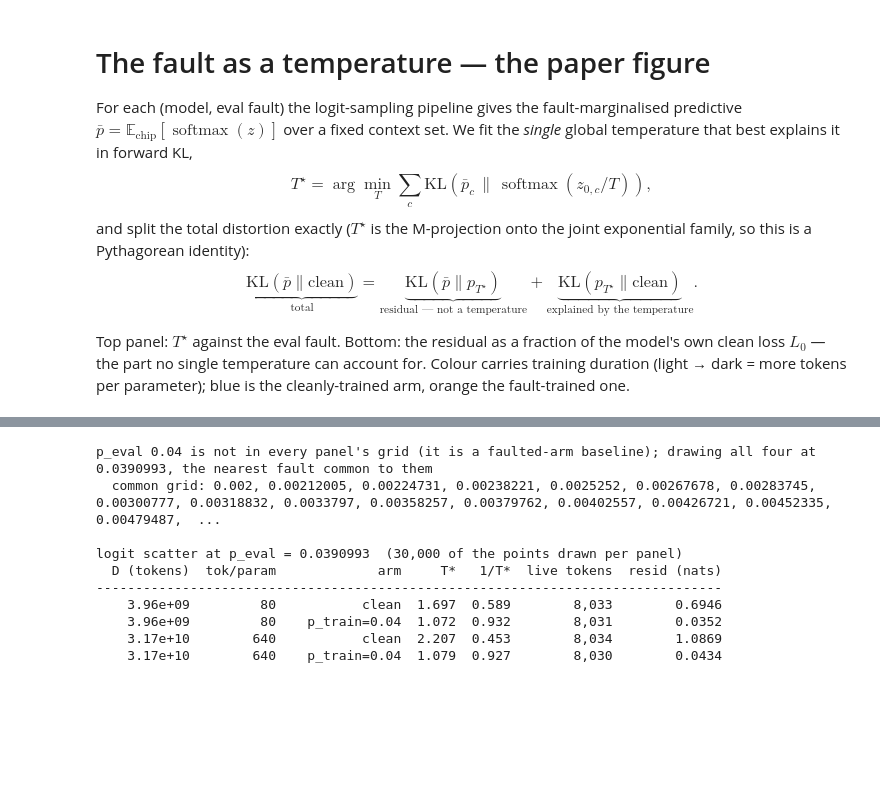
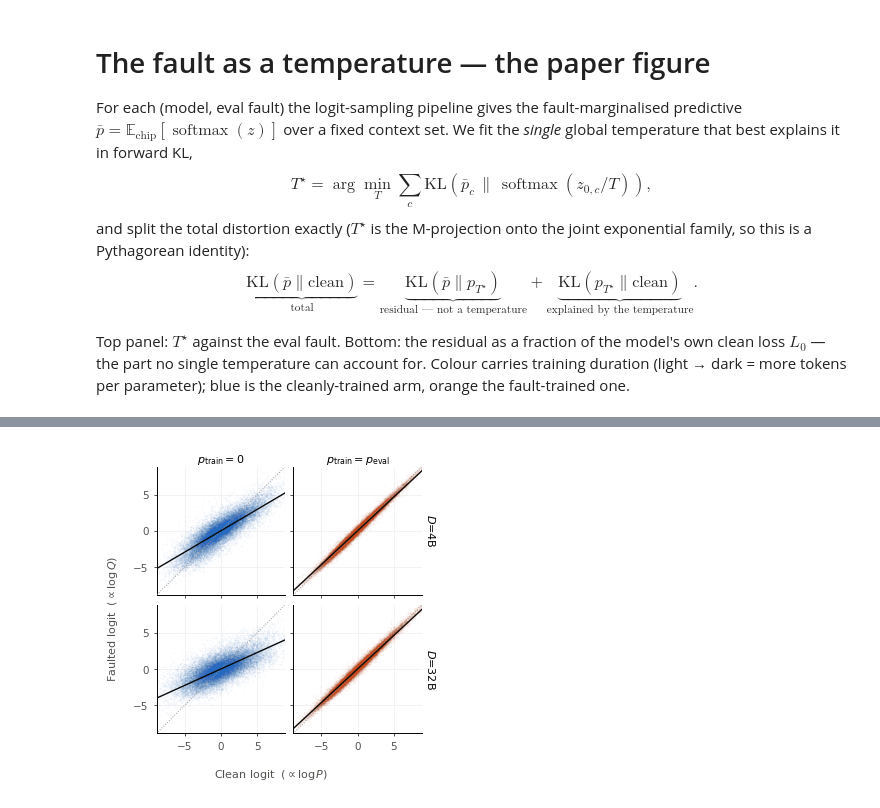
Before and after one commit to reserach-12344321/fault_hardened_transformers, a Jupyter notebook: analysis/logit_temperature_d512.ipynb, the cells around one changed output, grey strips where cells are left out. Cells and saved outputs as stored; diff of their text form; code cells hidden in the pictures; blank space fills up the shorter version.

```diff
--- a/analysis/logit_temperature_d512.ipynb
+++ b/analysis/logit_temperature_d512.ipynb
@@ -456,9 +412,6 @@ panel = {(tpp, arm): _by_job[job]
          for (job, _p), (tpp, arm) in zip(_sel, [(t, a) for t in TPP_ROWS for a in ARMS_SHOW])}
 if P_DRAW != P_SHOW:
     _common = sorted(set.intersection(*(set(r.p_eval) for r in panel.values())))
-    print(f"p_eval {P_SHOW:g} is not in every panel's grid (it is a faulted-arm baseline); drawing all "
-          f"four at {P_DRAW:g}, the nearest fault common to them\n  common grid: "
-          f"{', '.join(f'{p:g}' for p in _common)}")
 
 # One mid ramp step per arm rather than the per-duration colour of the figure above: at the alpha a
 # 30k-point cloud needs, the light steps disappear, and the row label already carries the duration.
@@ -505,52 +458,31 @@ for i, tpp in enumerate(TPP_ROWS):
             ax.set_title(_col_title(arm), fontsize=8, pad=3)
         if j == len(ARMS_SHOW) - 1:
             ax.yaxis.set_label_position("right")
             # Both arms in a row share the duration, so either run gives the row's token count.
             _Drow = panel[(tpp, ARMS_SHOW[0])].n_train_tokens
             ax.set_ylabel(rf"$D$={_Drow / 1e9:.2g}B", fontsize=8, rotation=270, labelpad=11)
         ax.tick_params(labelsize=7.5, width=0.7, length=2.5, colors=INK_SOFT)
         ax.grid(True, which="major", color="0.92", lw=0.4, zorder=0)
         ax.set_axisbelow(True)
         for side in ("top", "right"):
             ax.spines[side].set_visible(False)
         for side in ("left", "bottom"):
             ax.spines[side].set_linewidth(0.7)
 
 # Shared limits from the pooled percentiles, not the extremes: a handful of far-out tokens would
 # otherwise set the range and shrink the body of every cloud to a blob.
 _all = np.concatenate([_cloud(r)[0] for r in panel.values()])
 _hi = float(np.percentile(np.abs(_all), 99.5))
 axs[0, 0].set_xlim(-_hi, _hi)
 axs[0, 0].set_ylim(-_hi, _hi)
 for ax in axs.ravel():
     ax.set_aspect("equal", adjustable="box")
 
 fig.supxlabel(r"Clean logit  ($\propto \log P$)", fontsize=8, color=INK_SOFT, y=0.02)
 fig.supylabel(r"Faulted logit  ($\propto \log Q$)", fontsize=8, color=INK_SOFT, x=0.015)
 fig.tight_layout(pad=0.3, w_pad=0.4, h_pad=0.4, rect=(0.03, 0.04, 1, 1))
 if SAVE_PATH_SCATTER:
     fig.savefig(SAVE_PATH_SCATTER, dpi=600)
     print(f"wrote {SAVE_PATH_SCATTER}")
-
-print(f"\nlogit scatter at p_eval = {P_DRAW:g}  ({N_SHOW:,} of the points drawn per panel)")
-hdr = (f"{'D (tokens)':>12}{'tok/param':>11}{'arm':>16}{'T*':>7}{'1/T*':>7}"
-       f"{'live tokens':>13}{'resid (nats)':>14}")
-print(hdr); print("-" * len(hdr))
-for tpp in TPP_ROWS:
-    for arm in ARMS_SHOW:
-        r = panel[(tpp, arm)]
-        d = FIT[(r.job, P_DRAW)]
-        label = "clean" if arm == 0 else f"p_train={arm:g}"
-        print(f"{r.n_train_tokens:>12.3g}{tpp:>11g}{label:>16}{d['T']:>7.3f}{1 / d['T']:>7.3f}"
-              f"{_drawn[(tpp, arm)][1]:>13,}{d['residual_mean']:>14.4f}")
 # %% [output]
-p_eval 0.04 is not in every panel's grid (it is a faulted-arm baseline); drawing all four at 0.0390993, the nearest fault common to them
-  common grid: 0.002, 0.00212005, 0.00224731, 0.00238221, 0.0025252, 0.00267678, 0.00283745, 0.00300777, 0.00318832, 0.0033797, 0.00358257, 0.00379762, 0.00402557, 0.00426721, 0.00452335, 0.00479487,  ...
-
-logit scatter at p_eval = 0.0390993  (30,000 of the points drawn per panel)
-  D (tokens)  tok/param             arm     T*   1/T*  live tokens  resid (nats)
---------------------------------------------------------------------------------
-    3.96e+09         80           clean  1.697  0.589        8,033        0.6946
-    3.96e+09         80    p_train=0.04  1.072  0.932        8,031        0.0352
-    3.17e+10        640           clean  2.207  0.453        8,034        1.0869
-    3.17e+10        640    p_train=0.04  1.079  0.927        8,030        0.0434
+[figure, added]
```
Also changed, not shown: parts of 2 cells of this notebook, 6 other files.
